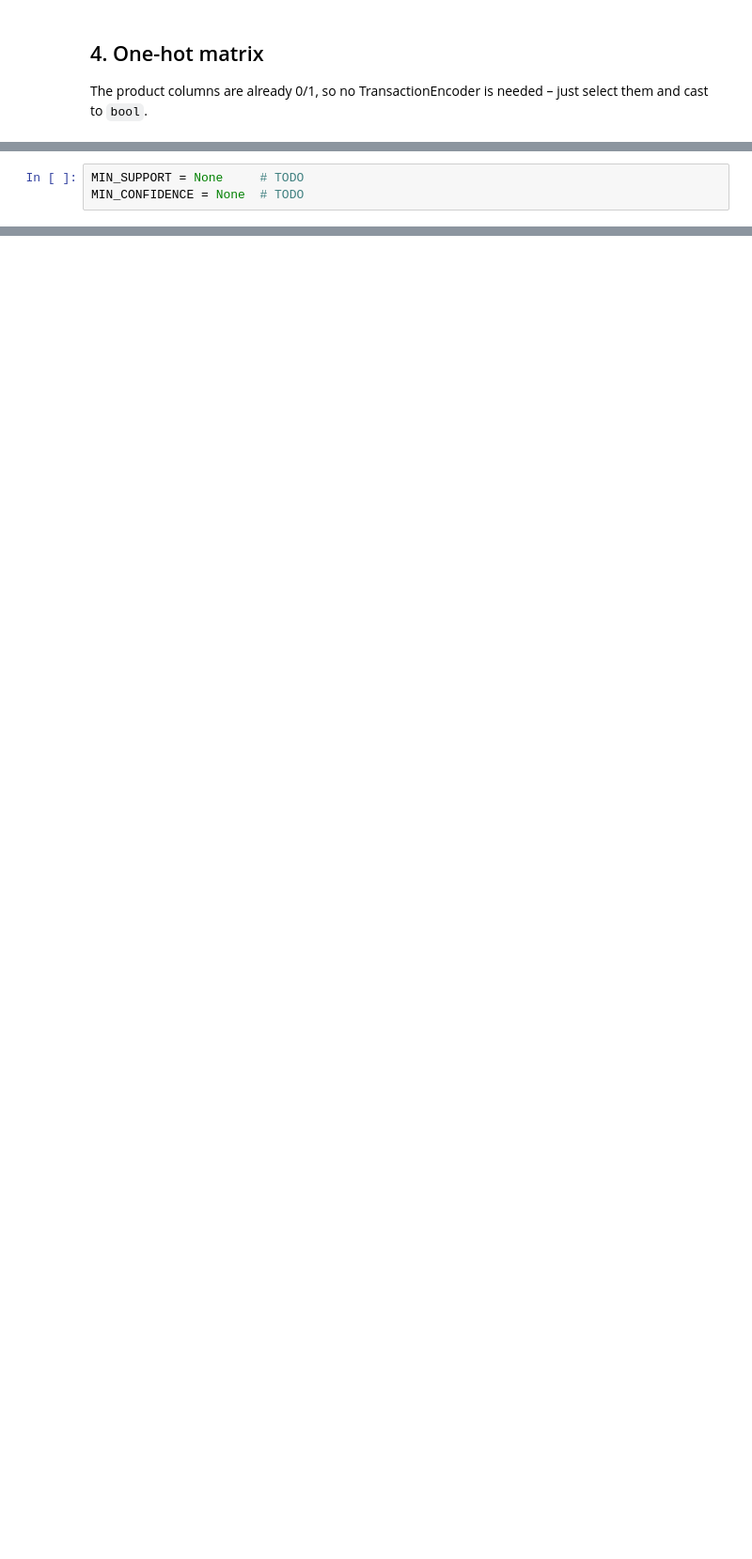
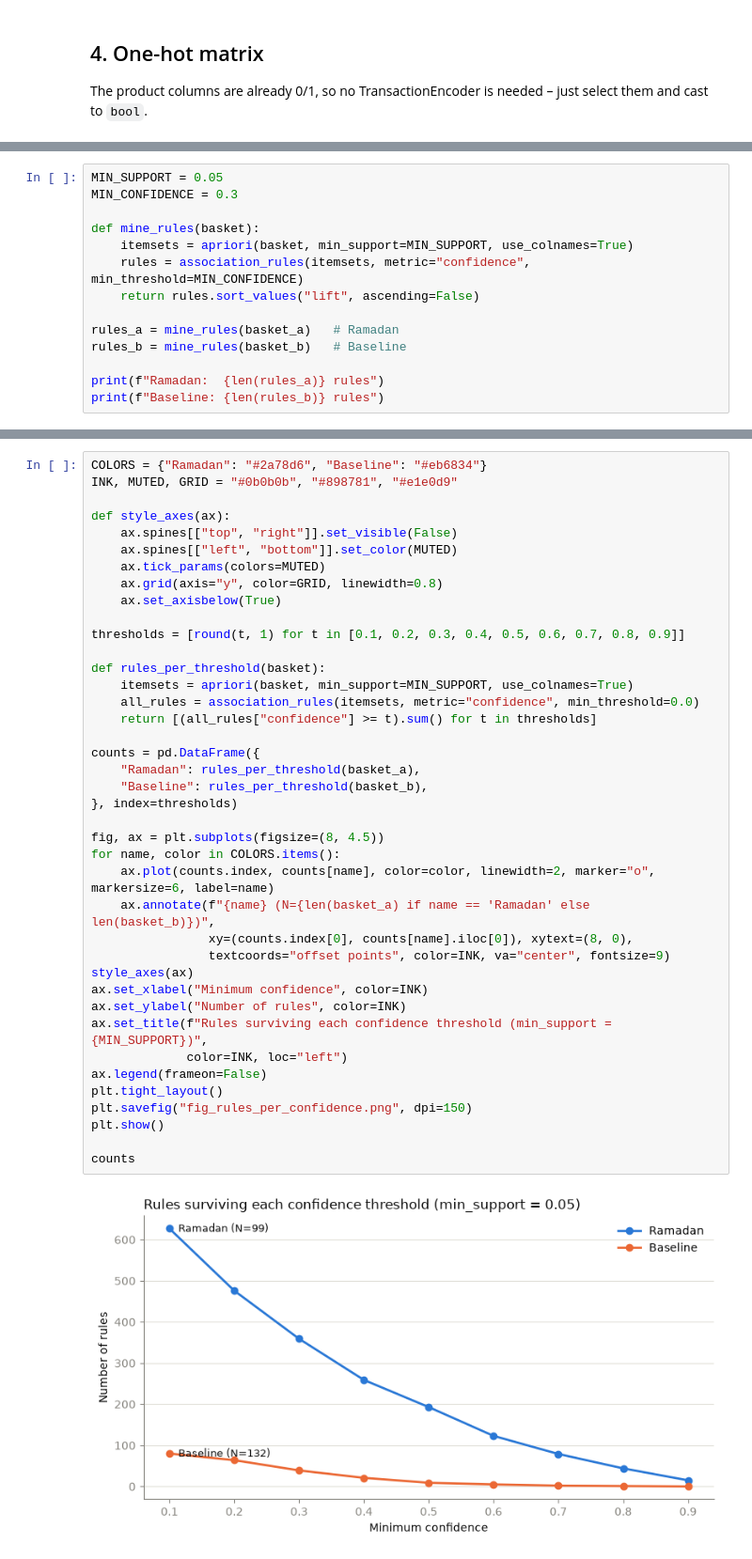
Before and after one commit to marennodenes/Business-Intelligence, a Jupyter notebook: week3_marketingAnalysis/analysis.ipynb, the cells around one changed output, grey strips where cells are left out. Shown at 94% size. Saved outputs shown, nothing was run; the diff lists cells and outputs as text; blank space fills up the shorter version.

Commit message:
make graphs for the analysis between dates -> milk

```diff
--- a/week3_marketingAnalysis/analysis.ipynb
+++ b/week3_marketingAnalysis/analysis.ipynb
@@ -129,3 +154,14 @@ Look at `apriori(..., use_colnames=True)` and `association_rules(..., metric=...
 # %%
-MIN_SUPPORT = None     # TODO
-MIN_CONFIDENCE = None  # TODO
+MIN_SUPPORT = 0.05
+MIN_CONFIDENCE = 0.3
+
+def mine_rules(basket):
+    itemsets = apriori(basket, min_support=MIN_SUPPORT, use_colnames=True)
+    rules = association_rules(itemsets, metric="confidence", min_threshold=MIN_CONFIDENCE)
+    return rules.sort_values("lift", ascending=False)
+
+rules_a = mine_rules(basket_a)   # Ramadan
+rules_b = mine_rules(basket_b)   # Baseline
+
+print(f"Ramadan:  {len(rules_a)} rules")
+print(f"Baseline: {len(rules_b)} rules")
@@ -155,0 +285,42 @@ _Instructor's suggestion:_ number of rules per confidence threshold for each gro
+# %%
+COLORS = {"Ramadan": "#2a78d6", "Baseline": "#eb6834"}
+INK, MUTED, GRID = "#0b0b0b", "#898781", "#e1e0d9"
+
+def style_axes(ax):
+    ax.spines[["top", "right"]].set_visible(False)
+    ax.spines[["left", "bottom"]].set_color(MUTED)
+    ax.tick_params(colors=MUTED)
+    ax.grid(axis="y", color=GRID, linewidth=0.8)
+    ax.set_axisbelow(True)
+
+thresholds = [round(t, 1) for t in [0.1, 0.2, 0.3, 0.4, 0.5, 0.6, 0.7, 0.8, 0.9]]
+
+def rules_per_threshold(basket):
+    itemsets = apriori(basket, min_support=MIN_SUPPORT, use_colnames=True)
+    all_rules = association_rules(itemsets, metric="confidence", min_threshold=0.0)
+    return [(all_rules["confidence"] >= t).sum() for t in thresholds]
+
+counts = pd.DataFrame({
+    "Ramadan": rules_per_threshold(basket_a),
+    "Baseline": rules_per_threshold(basket_b),
+}, index=thresholds)
+
+fig, ax = plt.subplots(figsize=(8, 4.5))
+for name, color in COLORS.items():
+    ax.plot(counts.index, counts[name], color=color, linewidth=2, marker="o", markersize=6, label=name)
+    ax.annotate(f"{name} (N={len(basket_a) if name == 'Ramadan' else len(basket_b)})",
+                xy=(counts.index[0], counts[name].iloc[0]), xytext=(8, 0),
+                textcoords="offset points", color=INK, va="center", fontsize=9)
+style_axes(ax)
+ax.set_xlabel("Minimum confidence", color=INK)
+ax.set_ylabel("Number of rules", color=INK)
+ax.set_title(f"Rules surviving each confidence threshold (min_support = {MIN_SUPPORT})",
+             color=INK, loc="left")
+ax.legend(frameon=False)
+plt.tight_layout()
+plt.savefig("fig_rules_per_confidence.png", dpi=150)
+plt.show()
+
+counts
+# %% [output]
+[figure, added]
```
Also changed, not shown: parts of 24 cells of this notebook, 4 other files.
